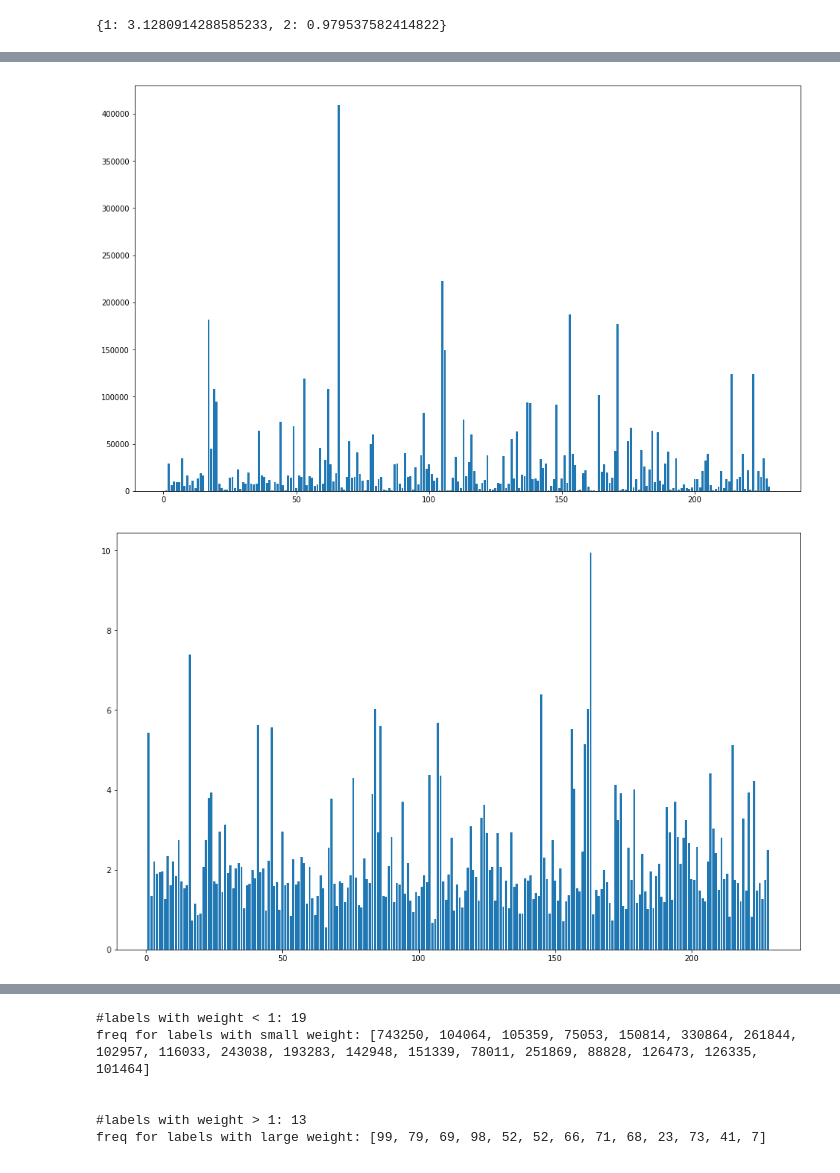
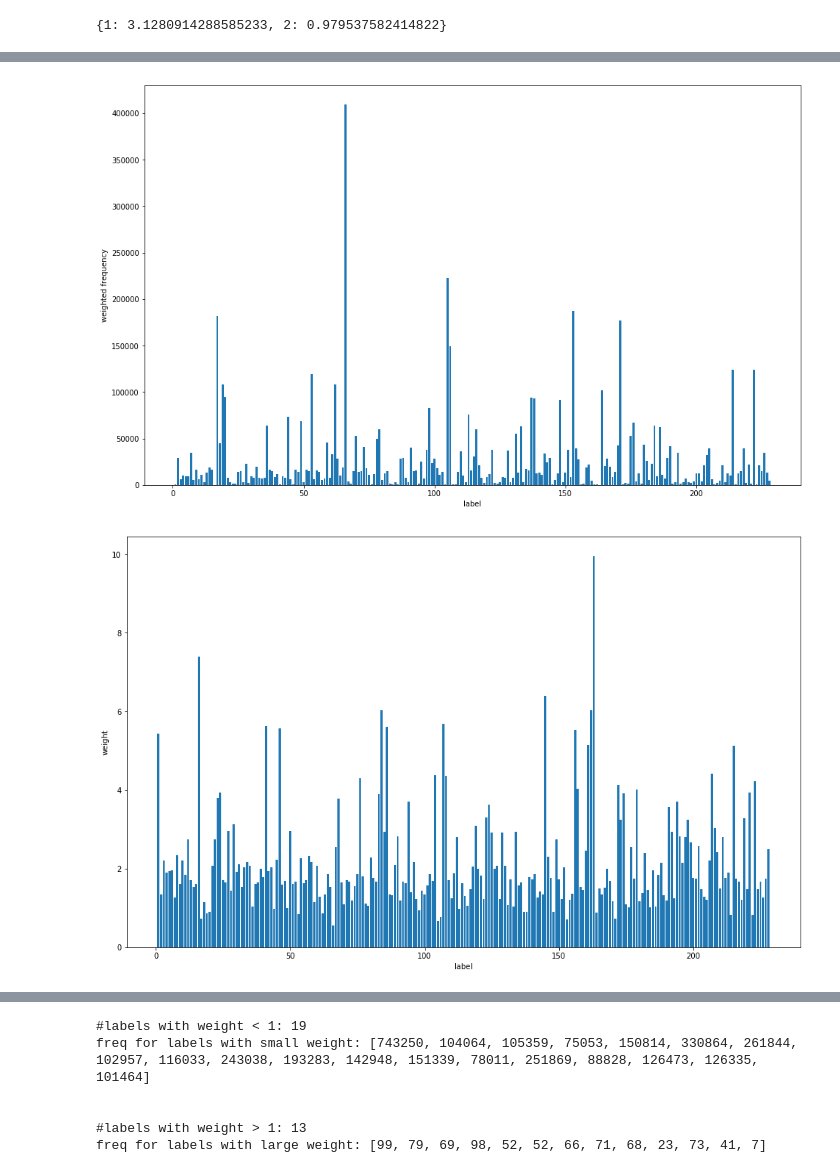
Before and after one commit to minfawang/cs231n-fashion, a Jupyter notebook: code/code_test.ipynb, the cells around one changed output, grey strips where cells are left out. Drawn from its saved outputs; the diff is of its cells as text; code cells hidden in the pictures.

```diff
--- a/code/code_test.ipynb
+++ b/code/code_test.ipynb
@@ -550,7 +650,7 @@ valid_truth_img_to_labels_map = {
 # %%
 import csv
 # preds_path = '/home/minfa/cs231n-fashion/submission/validation_dir/ssd_xception_valid.csv'
-valid_preds_path = '/home/minfa/ssd_xception_valid_labels.csv'
+valid_preds_path = '/home/minfa/cs231n-fashion/submission/ensemble_valid_predictions.csv'
 with open(valid_preds_path, 'r') as fin:
     reader = csv.reader(fin)
     next(reader)  # Skip header row.
@@ -675,7 +780,10 @@ plot_f1(f1_df[f1_df['img_count'] < 30])
 # %% [markdown]
 # train_label_to_weight_map
 # %%
-train_json_path = '../data/train.json'  # TODO: use real path.
+import os
+ROOT = '/home/shared/cs231n-fashion'
+
+train_json_path = os.path.join(ROOT, 'data/train.json')  # TODO: use real path.
 import json
 
 with open(train_json_path, 'r') as fin:
@@ -747,17 +855,19 @@ assert abs(105 - sum(test_label_to_freq_map[label] * weight
 # %%
 import matplotlib.pyplot as plt
 
-def plot_kv(kv_map):
+def plot_kv(kv_map, xlabel, ylabel):
     keys, values = zip(*kv_map.items())
     plt.figure(figsize=(16, 10))
     plt.bar(keys, values)
+    plt.xlabel(xlabel)
+    plt.ylabel(ylabel)
 
 train_label_to_weight_map = normalize_label_to_freq_map(train_label_to_freq_map)
 assert len(train_label_to_weight_map) == 228
-plot_kv(train_label_to_freq_map)
+plot_kv(train_label_to_freq_map, 'label', 'frequency')
 plot_kv({
     label: weight * train_label_to_freq_map[label]
     for label, weight in train_label_to_weight_map.items()
-})
-plot_kv(train_label_to_weight_map)
+}, 'label', 'weighted frequency')
+plot_kv(train_label_to_weight_map, 'label', 'weight')
 # %% [output]
@@ -765,2 +875,2 @@ plot_kv(train_label_to_weight_map)
-[figure, old version]
+[figure, new version]
-[figure, old version]
+[figure, new version]
```
Also changed, not shown: parts of 19 cells of this notebook, 1 other file.
